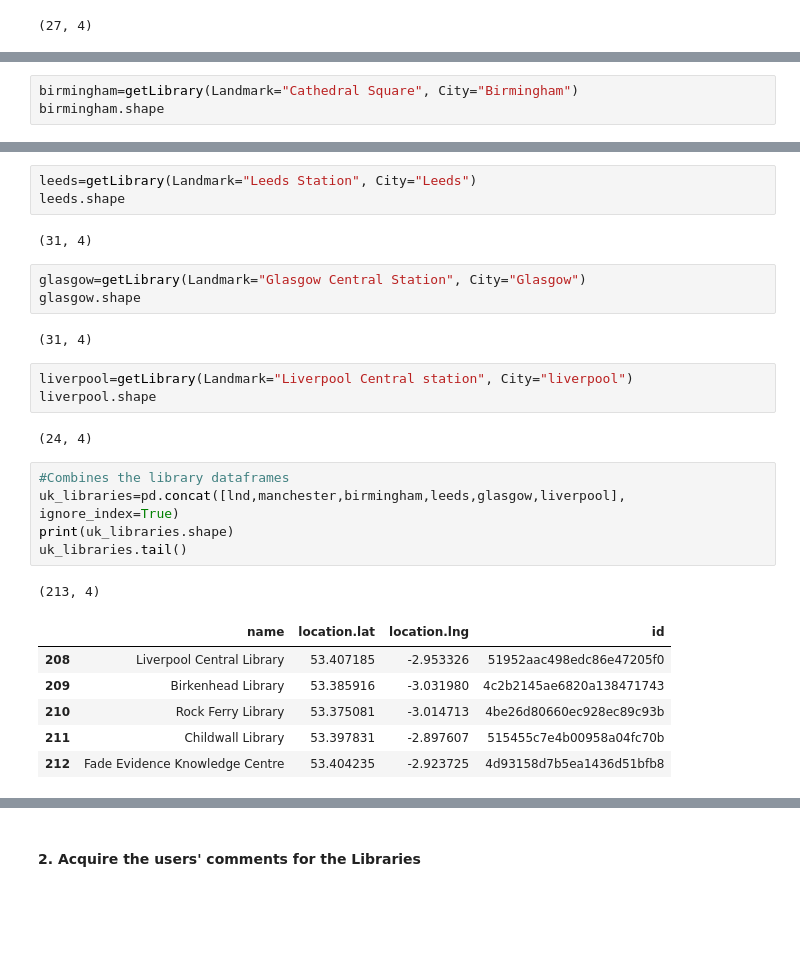
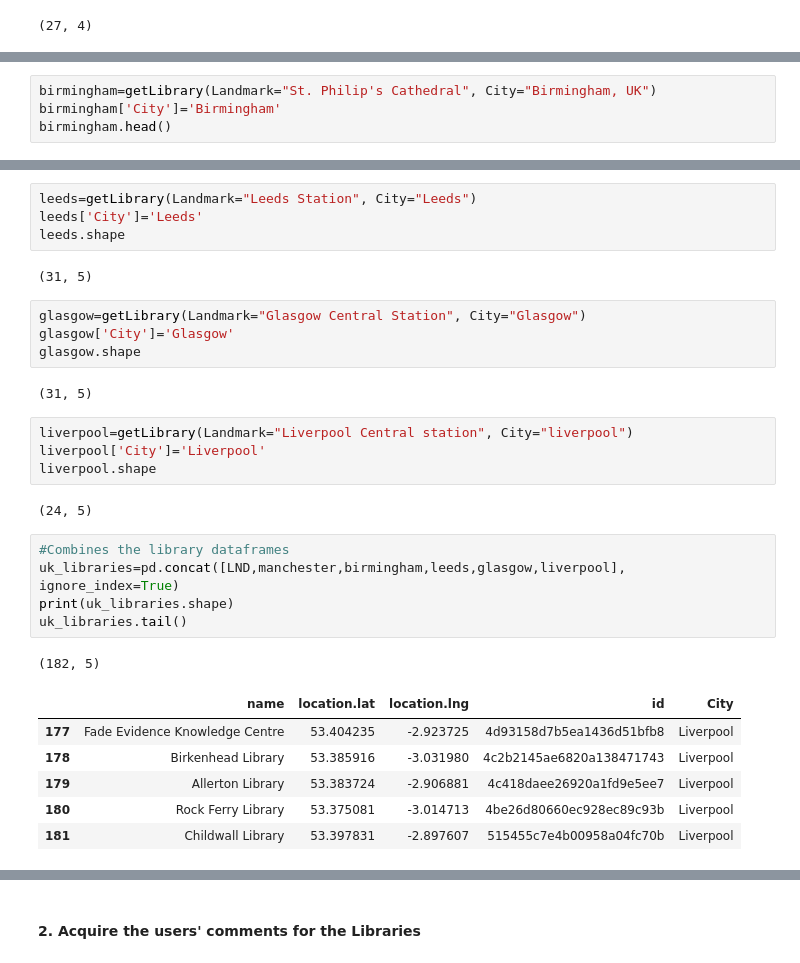
Before and after one commit to NamiF/library_project, a Jupyter notebook: NF_livelier_libraries.ipynb, the cells around one changed output, grey strips where cells are left out. Saved outputs shown, nothing was run; the diff lists cells and outputs as text; blank space fills up the shorter version.

```diff
--- a/NF_livelier_libraries.ipynb
+++ b/NF_livelier_libraries.ipynb
@@ -157,4 +162,5 @@ manchester.shape
 # %%
-birmingham=getLibrary(Landmark="Cathedral Square", City="Birmingham")
-birmingham.shape
+birmingham=getLibrary(Landmark="St. Philip's Cathedral", City="Birmingham, UK")
+birmingham['City']='Birmingham'
+birmingham.head()
 # %% [output]
@@ -162,28 +173,31 @@ birmingham.shape
 # %%
 leeds=getLibrary(Landmark="Leeds Station", City="Leeds")
+leeds['City']='Leeds'
 leeds.shape
 # %% [output]
-(31, 4)
+(31, 5)
 # %%
 glasgow=getLibrary(Landmark="Glasgow Central Station", City="Glasgow")
+glasgow['City']='Glasgow'
 glasgow.shape
 # %% [output]
-(31, 4)
+(31, 5)
 # %%
 liverpool=getLibrary(Landmark="Liverpool Central station", City="liverpool")
+liverpool['City']='Liverpool'
 liverpool.shape
 # %% [output]
-(24, 4)
+(24, 5)
 # %%
 #Combines the library dataframes
-uk_libraries=pd.concat([lnd,manchester,birmingham,leeds,glasgow,liverpool], ignore_index=True)
+uk_libraries=pd.concat([LND,manchester,birmingham,leeds,glasgow,liverpool], ignore_index=True)
 print(uk_libraries.shape)
 uk_libraries.tail()
 # %% [output]
-(213, 4)
+(182, 5)
-|  | name | location.lat | location.lng | id |
-| 208 | Liverpool Central Library | 53.407185 | -2.953326 | 51952aac498edc86e47205f0 |
-| 209 | Birkenhead Library | 53.385916 | -3.031980 | 4c2b2145ae6820a138471743 |
-| 210 | Rock Ferry Library | 53.375081 | -3.014713 | 4be26d80660ec928ec89c93b |
-| 211 | Childwall Library | 53.397831 | -2.897607 | 515455c7e4b00958a04fc70b |
-| 212 | Fade Evidence Knowledge Centre | 53.404235 | -2.923725 | 4d93158d7b5ea1436d51bfb8 |
+|  | name | location.lat | location.lng | id | City |
+| 177 | Fade Evidence Knowledge Centre | 53.404235 | -2.923725 | 4d93158d7b5ea1436d51bfb8 | Liverpool |
+| 178 | Birkenhead Library | 53.385916 | -3.031980 | 4c2b2145ae6820a138471743 | Liverpool |
+| 179 | Allerton Library | 53.383724 | -2.906881 | 4c418daee26920a1fd9e5ee7 | Liverpool |
+| 180 | Rock Ferry Library | 53.375081 | -3.014713 | 4be26d80660ec928ec89c93b | Liverpool |
+| 181 | Childwall Library | 53.397831 | -2.897607 | 515455c7e4b00958a04fc70b | Liverpool |
```
Also changed, not shown: parts of 22 cells of this notebook, 1 other file.
